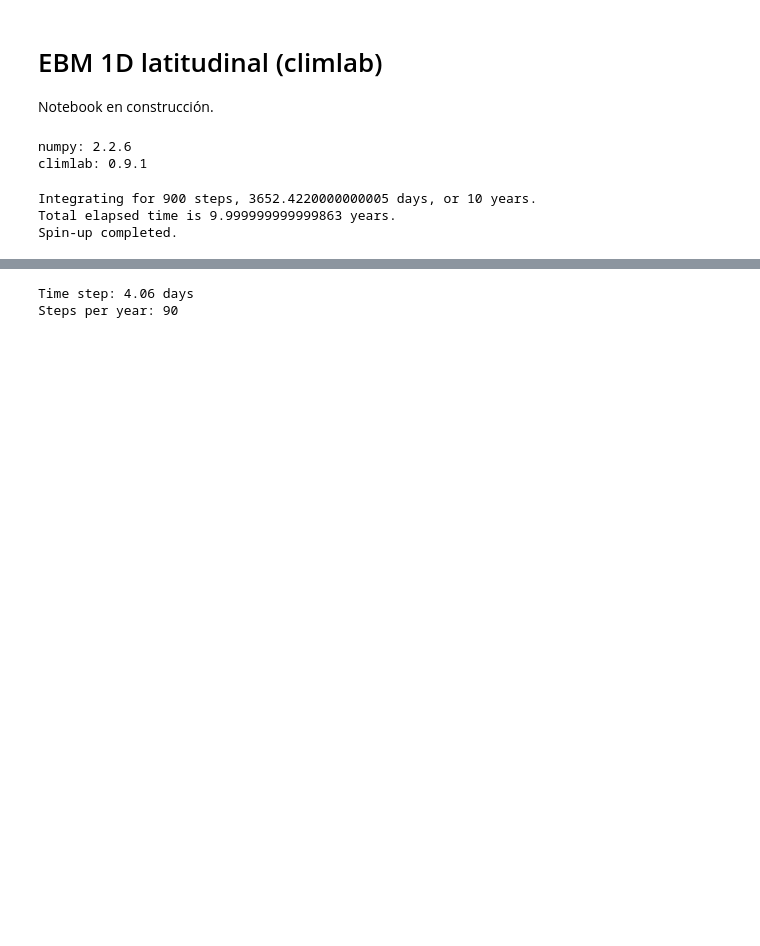
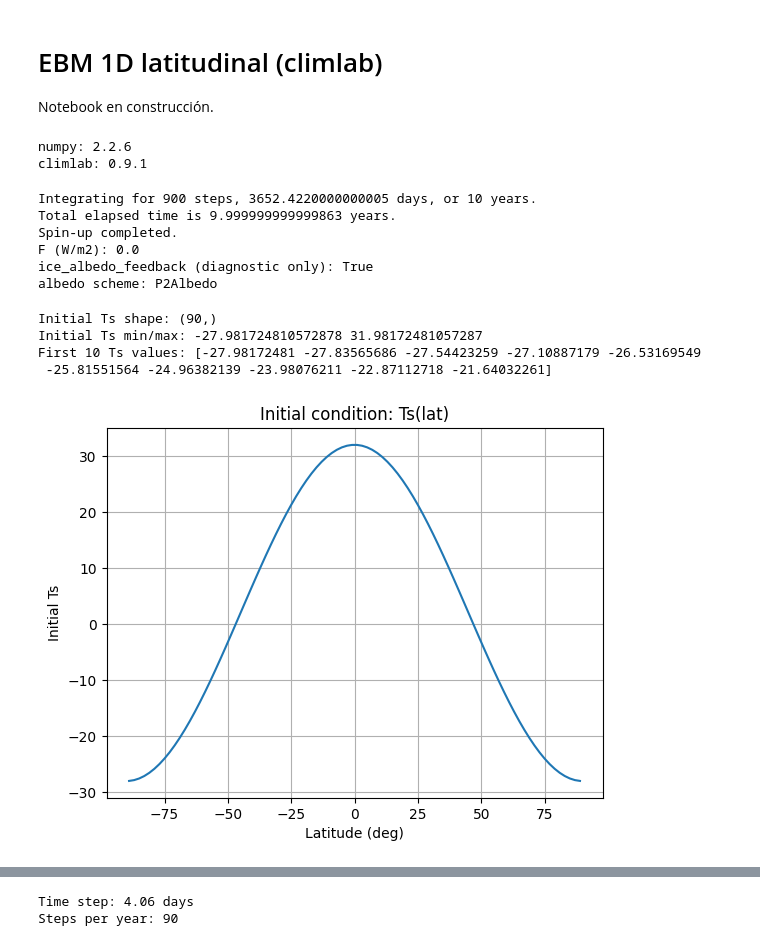
Before and after one commit to RDiazSierra/mgcc-ebm-climlab, a Jupyter notebook: index.ipynb, the cells around one changed output, grey strips where cells are left out. Saved outputs shown, nothing was run; the diff lists cells and outputs as text; code cells hidden in the pictures; blank space fills up the shorter version.

```diff
--- a/index.ipynb
+++ b/index.ipynb
@@ -39,12 +47,63 @@ nyears = 10   # spin-up years (keep small for Binder stability)
-# %%
-# Build seasonal EBM
-m = climlab.EBM_seasonal()
-
-# Integrate to reach a stationary seasonal regime
-m.integrate_years(nyears)
-
-print("Spin-up completed.")
-# %% [output]
-Integrating for 900 steps, 3652.4220000000005 days, or 10 years.
-Total elapsed time is 9.999999999999863 years.
-Spin-up completed.
+# %%
+from climlab.surface.albedo import P2Albedo
+
+# Build seasonal EBM
+m = climlab.EBM_seasonal()
+
+# --- External forcing F (W/m2) via OLR intercept shift ---
+A_base = m.param['A']
+A_effective = A_base - F
+m.param['A'] = A_effective
+
+if 'LW' in m.subprocess:
+    lw = m.subprocess['LW']
+    if hasattr(lw, 'A'):
+        lw.A = A_effective
+    elif hasattr(lw, 'param') and 'A' in lw.param:
+        lw.param['A'] = A_effective
+
+# --- Albedo: ALWAYS P2Albedo (no dynamic ice feedback) ---
+if 'albedo' in m.subprocess:
+    m.remove_subprocess('albedo')
+
+alb = P2Albedo(state=m.state, a0=a0, a2=a2)
+alb.timestep = m.timestep
+m.add_subprocess('albedo', alb)
+
+# Spin-up
+m.integrate_years(nyears)
+
+print("Spin-up completed.")
+print("F (W/m2):", F)
+print("ice_albedo_feedback (diagnostic only):", ice_albedo_feedback)
+print("albedo scheme:", type(m.subprocess['albedo']).__name__)
+# %% [output]
+Integrating for 900 steps, 3652.4220000000005 days, or 10 years.
+Total elapsed time is 9.999999999999863 years.
+Spin-up completed.
+F (W/m2): 0.0
+ice_albedo_feedback (diagnostic only): True
+albedo scheme: P2Albedo
+# %%
+m = climlab.EBM_seasonal()
+
+Ts0 = np.array(m.state['Ts']).ravel()
+lat = m.state['Ts'].domain.axes['lat'].points
+
+print("Initial Ts shape:", Ts0.shape)
+print("Initial Ts min/max:", Ts0.min(), Ts0.max())
+print("First 10 Ts values:", Ts0[:10])
+
+plt.figure()
+plt.plot(lat, Ts0)
+plt.xlabel("Latitude (deg)")
+plt.ylabel("Initial Ts")
+plt.title("Initial condition: Ts(lat)")
+plt.grid(True)
+plt.show()
+# %% [output]
+Initial Ts shape: (90,)
+Initial Ts min/max: -27.981724810572878 31.98172481057287
+First 10 Ts values: [-27.98172481 -27.83565686 -27.54423259 -27.10887179 -26.53169549
+ -25.81551564 -24.96382139 -23.98076211 -22.87112718 -21.64032261]
+[figure, added]
```
Also changed, not shown: parts of 7 cells of this notebook.
